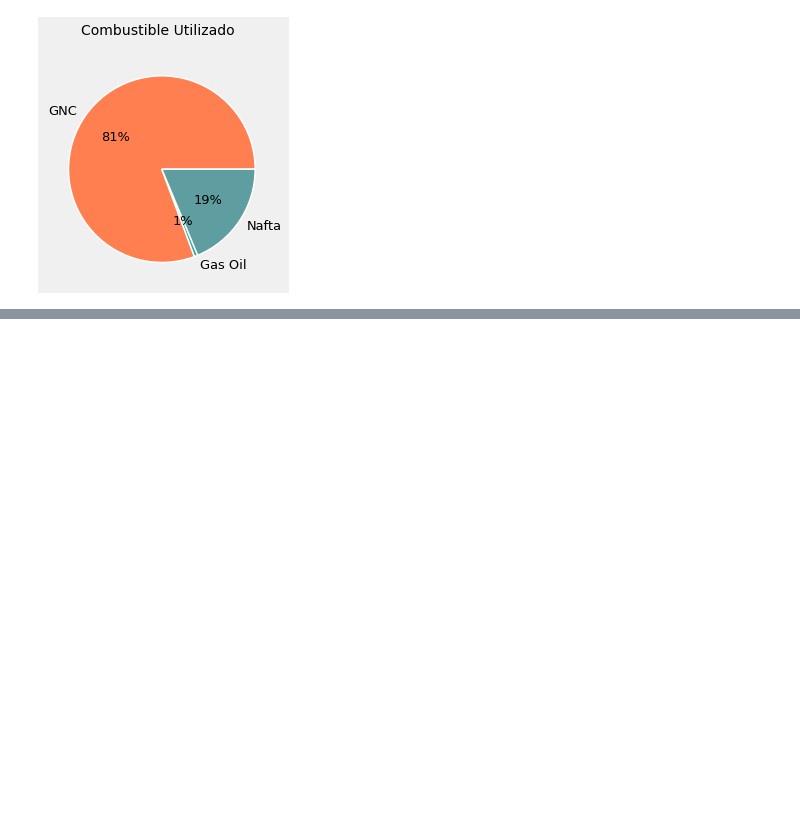
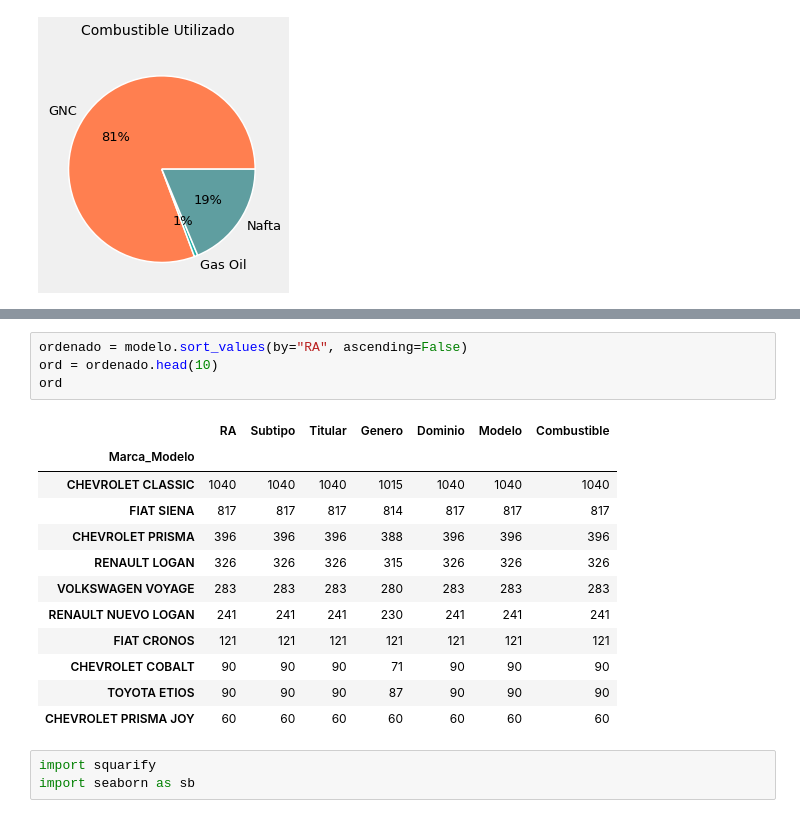
Before and after one commit to marcosbutti/Taxis-de-Rosario-SF-, a Jupyter notebook: Taxis_Rosario.ipynb, the cells around one changed output, grey strips where cells are left out. Drawn from its saved outputs; the diff is of its cells as text; blank space fills up the shorter version.

```diff
--- a/Taxis_Rosario.ipynb
+++ b/Taxis_Rosario.ipynb
@@ -284,0 +307,20 @@ plt.show()
+# %%
+ordenado = modelo.sort_values(by="RA", ascending=False)
+ord = ordenado.head(10)
+ord
+# %% [output]
+|  | RA | Subtipo | Titular | Genero | Dominio | Modelo | Combustible |
+| Marca_Modelo |  |  |  |  |  |  |  |
+| CHEVROLET CLASSIC | 1040 | 1040 | 1040 | 1015 | 1040 | 1040 | 1040 |
+| FIAT SIENA | 817 | 817 | 817 | 814 | 817 | 817 | 817 |
+| CHEVROLET PRISMA | 396 | 396 | 396 | 388 | 396 | 396 | 396 |
+| RENAULT LOGAN | 326 | 326 | 326 | 315 | 326 | 326 | 326 |
+| VOLKSWAGEN VOYAGE | 283 | 283 | 283 | 280 | 283 | 283 | 283 |
+| RENAULT NUEVO LOGAN | 241 | 241 | 241 | 230 | 241 | 241 | 241 |
+| FIAT CRONOS | 121 | 121 | 121 | 121 | 121 | 121 | 121 |
+| CHEVROLET COBALT | 90 | 90 | 90 | 71 | 90 | 90 | 90 |
+| TOYOTA ETIOS | 90 | 90 | 90 | 87 | 90 | 90 | 90 |
+| CHEVROLET PRISMA JOY | 60 | 60 | 60 | 60 | 60 | 60 | 60 |
+# %%
+import squarify
+import seaborn as sb
```
Also changed, not shown: parts of 10 cells of this notebook, 1 other file.
